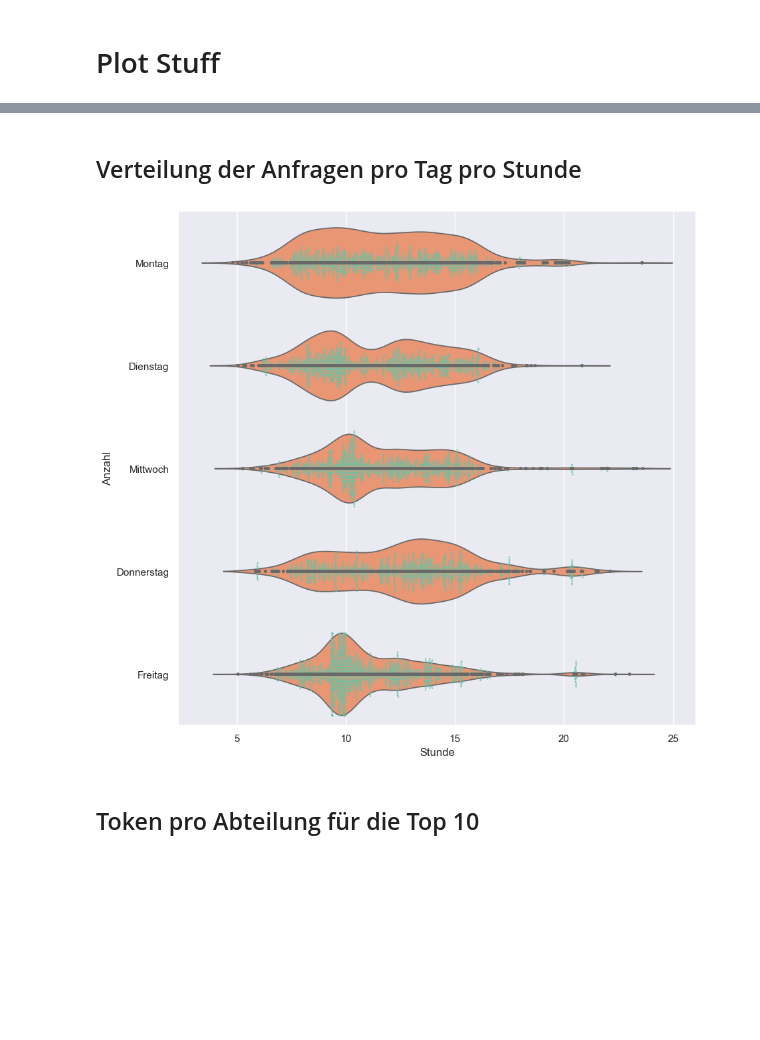
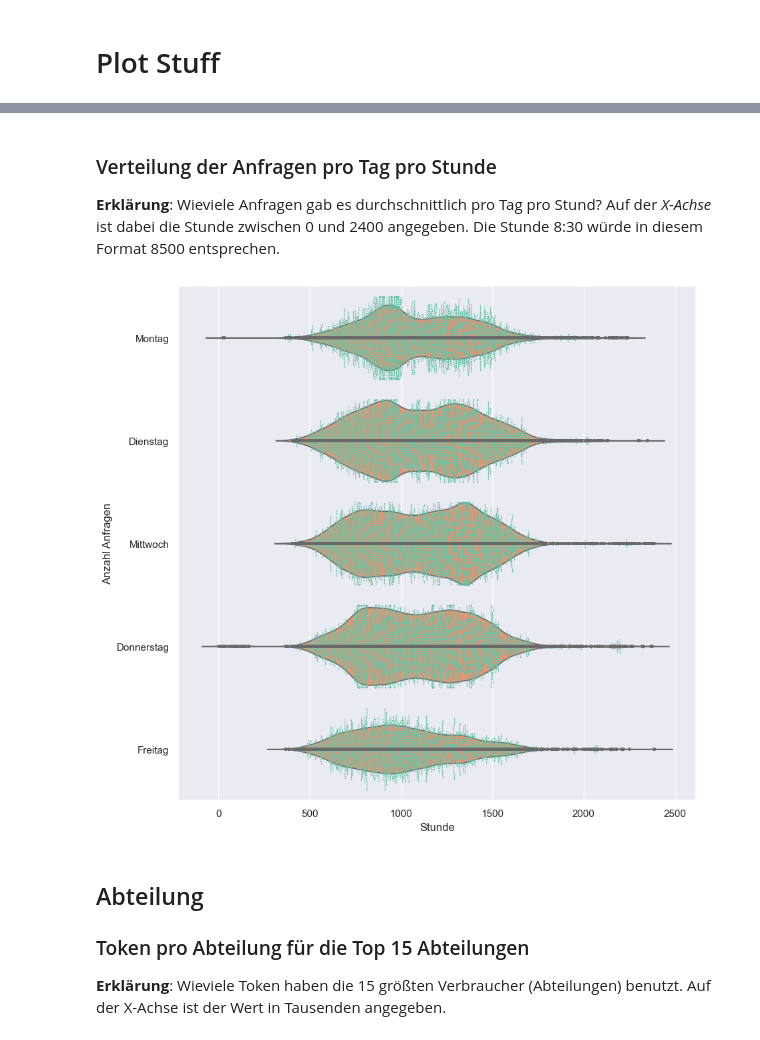
Before and after one commit to it-at-m/mucgpt, a Jupyter notebook: notebooks/ReadStatistics.ipynb, the cells around one changed output, grey strips where cells are left out. Saved outputs shown, nothing was run; the diff lists cells and outputs as text; code cells hidden in the pictures; blank space fills up the shorter version.

```diff
--- a/notebooks/ReadStatistics.ipynb
+++ b/notebooks/ReadStatistics.ipynb
@@ -12,11 +12,12 @@ df["created_on"] = pd.to_datetime(df["created_on"])
 df["updated_on"] = pd.to_datetime(df["updated_on"])
 # %%
 df["hour"] = df["created_on"].dt.hour
-df["hourminute"] = df["created_on"].dt.hour + (df["created_on"].dt.minute /60)
+df["hourminute"] = (df["created_on"].dt.hour*100 + (df["created_on"].dt.minute)/60*100).astype(int)
 df["day"] = df["created_on"].dt.day_name(locale ='German')
-ref_date = pd.to_datetime(date(2023, 11, 29))
+ref_date = pd.to_datetime(date(2024, 2, 27))
 df["dayscount"] = (df["created_on"] - ref_date).dt.components.days
-df  = df[df["dayscount"] >=2]
+df  = df[df["dayscount"] >=0]
+df['referat'] = df['department'].str.split('-', expand=True)[0]
 df
 # %% [output]
 |  | id | tokencount | department | messagecount | method | created_on | updated_on | hour | hourminute | ... |
@@ -92,18 +149,21 @@ plt.show()
 # %% [markdown]
-## Verteilung der Anfragen pro Tag pro Stunde
+### Verteilung der Anfragen pro Tag pro Stunde
+**Erklärung**: Wieviele Anfragen gab es durchschnittlich pro Tag pro Stund?  Auf der *X-Achse* ist dabei die Stunde zwischen 0 und 2400 angegeben. Die Stunde 8:30 würde in diesem Format 8500 entsprechen.
 # %%
 a4_dims = (10, 10)
 fig, ax = plt.subplots(figsize=a4_dims)
 
-swarm = sns.swarmplot(data=noweekenddf, x="hourminute", y="day", size=1.5, ax=ax, order=["Montag", "Dienstag", "Mittwoch", "Donnerstag", "Freitag"])
+swarm = sns.swarmplot(data=noweekenddf, x="hourminute", y="day", size=1, ax=ax, order=["Montag", "Dienstag", "Mittwoch", "Donnerstag", "Freitag"])
 chart = sns.violinplot(data=noweekenddf, x="hourminute", y="day", ax=ax, inner="point",  density_norm="count")
 
-swarm.set(xlabel='Stunde', ylabel='Anzahl')
+swarm.set(xlabel='Stunde', ylabel='Anzahl Anfragen')
 plt.show()
 # %% [output]
-[figure, old version]
+[figure, new version]
 # %% [markdown]
-## Token pro Abteilung für die Top 10
+## Abteilung
+### Token pro Abteilung für die Top 15 Abteilungen
+**Erklärung**: Wieviele Token haben die 15 größten Verbraucher (Abteilungen) benutzt. Auf der X-Achse ist der Wert in Tausenden angegeben.
 # %%
 a4_dims = (7, 7)
 fig, ax = plt.subplots(figsize=a4_dims)
```
Also changed, not shown: parts of 33 cells of this notebook, 23 other files.
